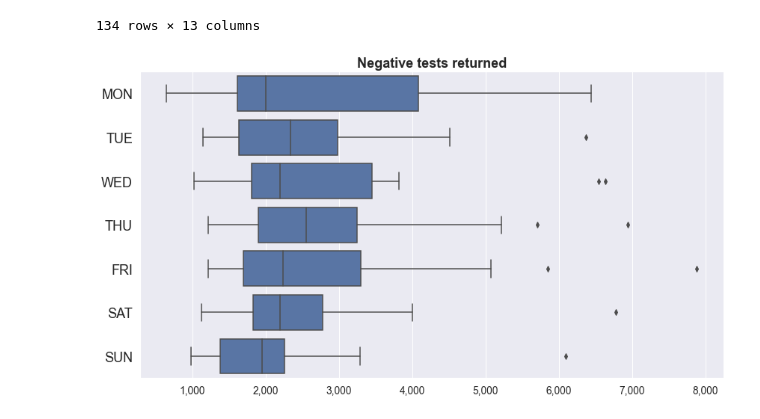
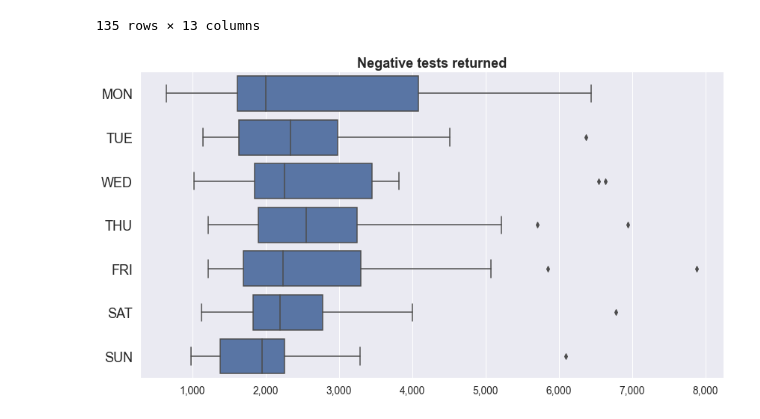
Before and after one commit to MarkusMannheim/act-coronavirus-teaser, a Jupyter notebook: data/tests.ipynb, the cells around one changed output. Cells and saved outputs as stored; diff of their text form; code cells hidden in the pictures.

```diff
--- a/data/tests.ipynb
+++ b/data/tests.ipynb
@@ -1,7 +1,8 @@
 # %%
-import pandas as pd, matplotlib.pyplot as plt, seaborn as sns, matplotlib.ticker as ticker, matplotlib.dates as mdates
+import pandas as pd, numpy as np, matplotlib.pyplot as plt, seaborn as sns, matplotlib.ticker as ticker, matplotlib.dates as mdates
 sns.set(style="darkgrid", font_scale=1.25)
 data = pd.read_csv("caseData.csv", parse_dates=["date"])
+data["tests"] = data["tests"].apply(lambda x: np.nan if x == 0 else x)
 data = data.dropna()
 data.drop(data[data["tests"] == 0].index, inplace=True)
 data["day"] = data.date.dt.dayofweek
@@ -35,4 +36,4 @@ data
-134 rows × 13 columns
+135 rows × 13 columns
-[figure, old version]
+[figure, new version]
 # %%
 data["rate"] = data.new / (data.tests + data.new)
```
Also changed, not shown: parts of 3 cells of this notebook, 3 other files.
